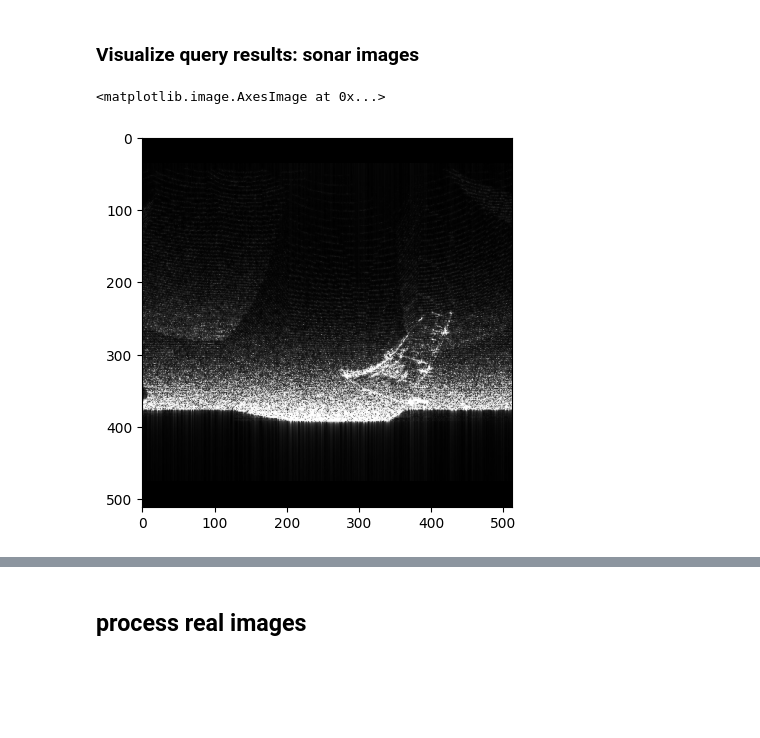
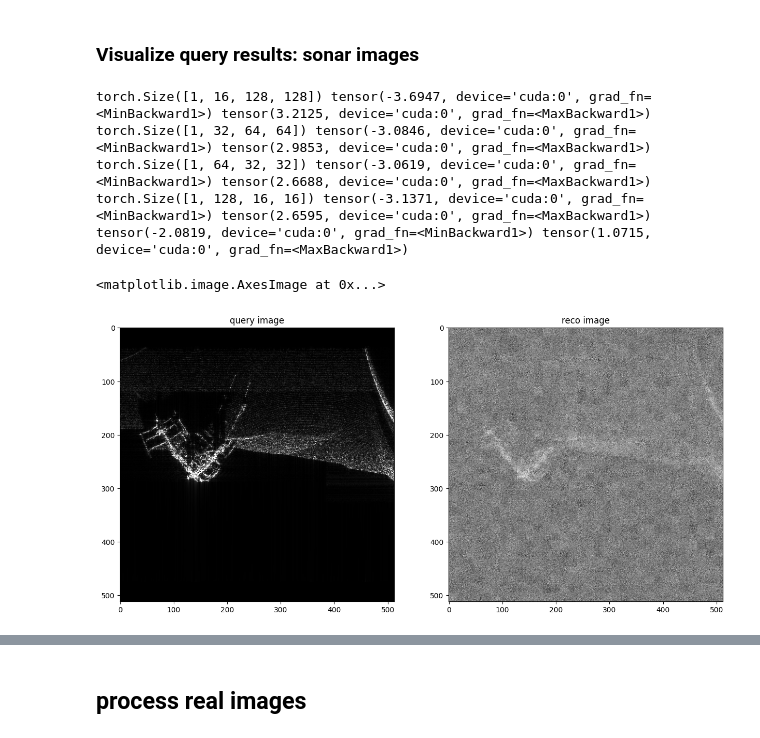
Before and after one commit to Bender97/SonarDescriptor-DF, a Jupyter notebook: SonarDescriptor_method-Copy1.ipynb, the cells around one changed output, grey strips where cells are left out. Saved outputs shown, nothing was run; the diff lists cells and outputs as text; code cells hidden in the pictures; blank space fills up the shorter version.

```diff
--- a/SonarDescriptor_method-Copy1.ipynb
+++ b/SonarDescriptor_method-Copy1.ipynb
@@ -449,7 +682,5 @@ localization error:  0.0 meters
 # %%
 batch = 8
-k = batch * (batch-1)
-
 train_dataloader = DataLoader(train_data, batch_size=batch, shuffle=True)
 # %% [markdown]
 ## Model
@@ -693,10 +924,10 @@ class MLP(nn.Module):
     """
     Linear Embedding
     """
-    def __init__(self, input_dim=2048, embed_dim=768):
+    def __init__(self, input_dim=2048, embed_dim=768, bn=16):
         super().__init__()
         self.proj = nn.Linear(input_dim, embed_dim)
-        self.norm = nn.BatchNorm1d(256)
+        self.norm = nn.BatchNorm1d(bn*bn)
         self.act = nn.LeakyReLU()
 
     def forward(self, x):
@@ -936,7 +1200,7 @@ for epoch in range(0, 25):
         scheduler.step()
         # break
 
-    save_state(epoch, net, f"correct_model_0/epoch_{str(epoch).zfill(2)}.pth")
+    save_state(epoch, net, f"correct_model_1/epoch_{str(epoch).zfill(2)}.pth")
 
     # ### val
 
@@ -1015,10 +1278,44 @@ computing dataset descriptors
 descriptors computed!
 # %% [markdown]
 ### Visualize query results: sonar images
-# %%
-a, min_img, min_gtpose, min_img_path, min_lab_path, b = train_data[467]
-plt.imshow(min_img.numpy()[0, :, :], cmap='gray')
-# %% [output]
-<matplotlib.image.AxesImage at 0x...>
-[figure, removed]
+# %%
+q_idx = 0
+q_image_a, q_image, q_pose, _, _, _ = train_data[q_idx]
+q_image_a = q_image_a[None].cuda()
+# q_desc, (q_image_r, _, _, _, _)  = net(q_image_a, reco=True)
+# q_desc = q_desc.detach().cpu().numpy()
+
+out = net.encoder(q_image_a)
+print(out[0].shape, out[0].min(), out[0].max())
+print(out[1].shape, out[1].min(), out[1].max())
+print(out[2].shape, out[2].min(), out[2].max())
+print(out[3].shape, out[3].min(), out[3].max())
+# out[-1][0, :, :16, :16] = 0
+# out[-1][0, :, :, :] = 0
+# out[-2][0, :, :, :] = 0
+# out[-3][0, :, :, :] = 0
+out[2][0, :, :, :] = out[2][0, :, :, :] + torch.normal(0, 3, size=out[2][:, :, :, :].shape).cuda()
+out[2][0, :, :, :] = out[2][0, :, :, :] + torch.normal(0, 3, size=out[2][:, :, :, :].shape).cuda()
+# out[0][0, :, :, :] = 0#out[3][0, :, :, :] + torch.normal(0, 3, size=out[3][:, :, :, :].shape).cuda()
+out[3][0, :, :, :] = 0#out[3][0, :, :, :] + torch.normal(0, 3, size=out[3][:, :, :, :].shape).cuda()
+q_desc = torch.nn.functional.normalize(net.embed(out[-1]).flatten(1), p=2, dim=1)
+q_image_r = net.decoder(out)[0]
+
+print(q_image_r[0].min(), q_image_r[0].max())
+
+
+f, axarr = plt.subplots(1, 2, figsize=(15, 15))
+axarr[0].set_title("query image")
+axarr[1].set_title("reco image")
+
+axarr[0].imshow(q_image.detach().cpu().numpy()[0, :, :], cmap='gray')
+axarr[1].imshow(q_image_r.detach().cpu().numpy()[0, 0, :, :], cmap='gray')
+# %% [output]
+torch.Size([1, 16, 128, 128]) tensor(-3.6947, device='cuda:0', grad_fn=<MinBackward1>) tensor(3.2125, device='cuda:0', grad_fn=<MaxBackward1>)
+torch.Size([1, 32, 64, 64]) tensor(-3.0846, device='cuda:0', grad_fn=<MinBackward1>) tensor(2.9853, device='cuda:0', grad_fn=<MaxBackward1>)
+torch.Size([1, 64, 32, 32]) tensor(-3.0619, device='cuda:0', grad_fn=<MinBackward1>) tensor(2.6688, device='cuda:0', grad_fn=<MaxBackward1>)
+torch.Size([1, 128, 16, 16]) tensor(-3.1371, device='cuda:0', grad_fn=<MinBackward1>) tensor(2.6595, device='cuda:0', grad_fn=<MaxBackward1>)
+tensor(-2.0819, device='cuda:0', grad_fn=<MinBackward1>) tensor(1.0715, device='cuda:0', grad_fn=<MaxBackward1>)
+<matplotlib.image.AxesImage at 0x...>
+[figure, added]
 # %%
```
Also changed, not shown: parts of 39 cells of this notebook.
